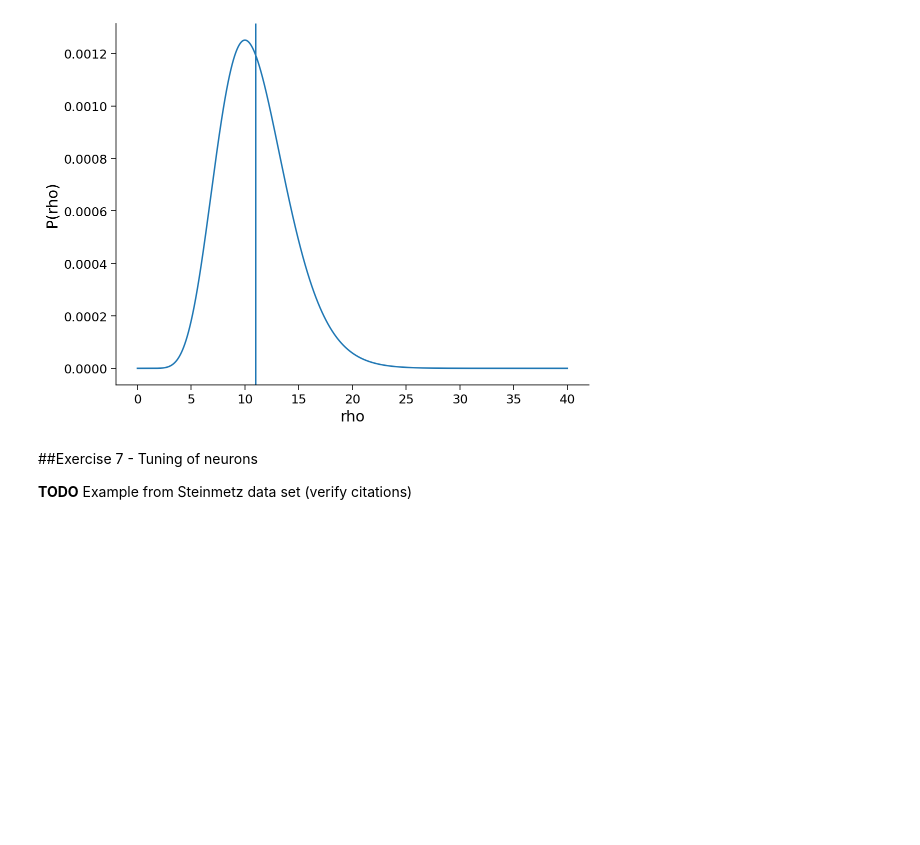
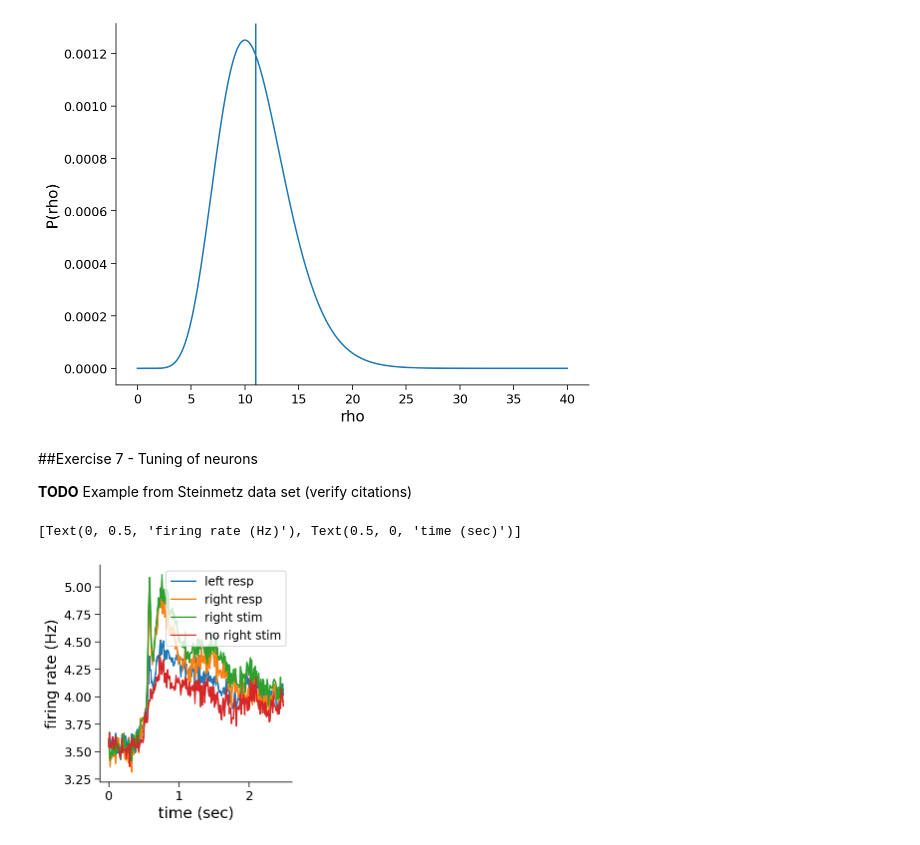
Before and after one commit to fblondiaux/LGBIO2072-2020, a Jupyter notebook: LGBIO2072_TP2.ipynb, the cells around one changed output. Saved outputs shown, nothing was run; the diff lists cells and outputs as text; code cells hidden in the pictures; blank space fills up the shorter version.

```diff
--- a/LGBIO2072_TP2.ipynb
+++ b/LGBIO2072_TP2.ipynb
@@ -559,3 +594,21 @@ Text(0, 0.5, 'P(rho)')
 ##Exercise 7 - Tuning of neurons
 
 **TODO** Example from Steinmetz data set (verify citations)
+# %%
+dt = dat['bin_size'] #binning at 10ms
+NT = dat['spks'].shape[-1]
+
+ax = plt.subplot(1,5,1)
+response = dat['response'] #right - nogo - left (-1,0,0)
+vis_right = dat['contrast_right']
+vis_left = dat['contrast_left']
+plt.plot(dt*np.arange(NT),1/dt*dat['spks'][:,response>=0].mean(axis=(0,1)))
+plt.plot(dt*np.arange(NT),1/dt*dat['spks'][:,response<0].mean(axis=(0,1)))
+plt.plot(dt*np.arange(NT),1/dt*dat['spks'][:,vis_right>0].mean(axis=(0,1)))
+plt.plot(dt*np.arange(NT),1/dt*dat['spks'][:,vis_right==0].mean(axis=(0,1)))
+
+plt.legend(['left resp','right resp','right stim','no right stim'], fontsize=12)
+ax.set(xlabel='time (sec)',ylabel='firing rate (Hz)')
+# %% [output]
+[Text(0, 0.5, 'firing rate (Hz)'), Text(0.5, 0, 'time (sec)')]
+[figure, added]
```
Also changed, not shown: parts of 1 cell of this notebook.
